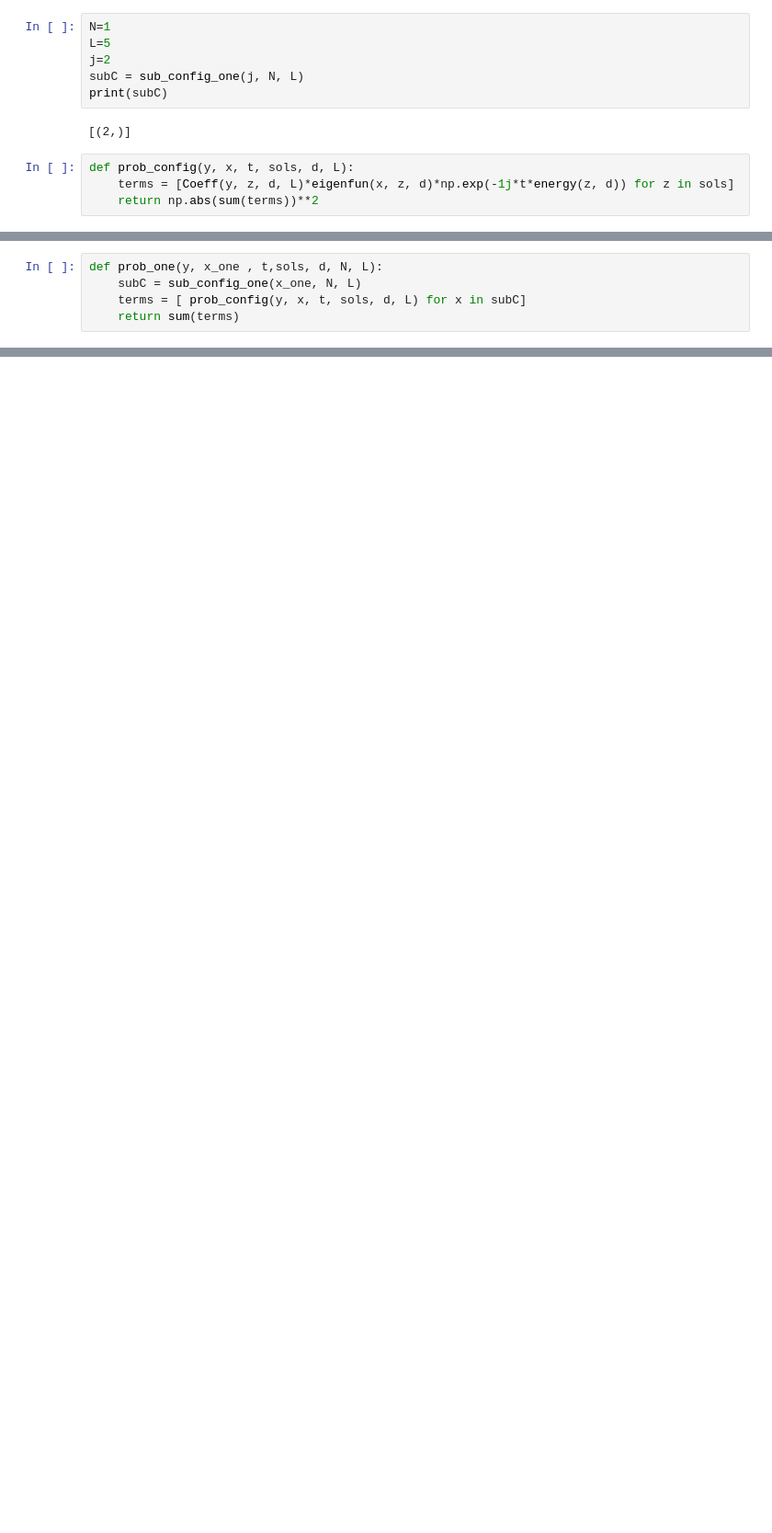
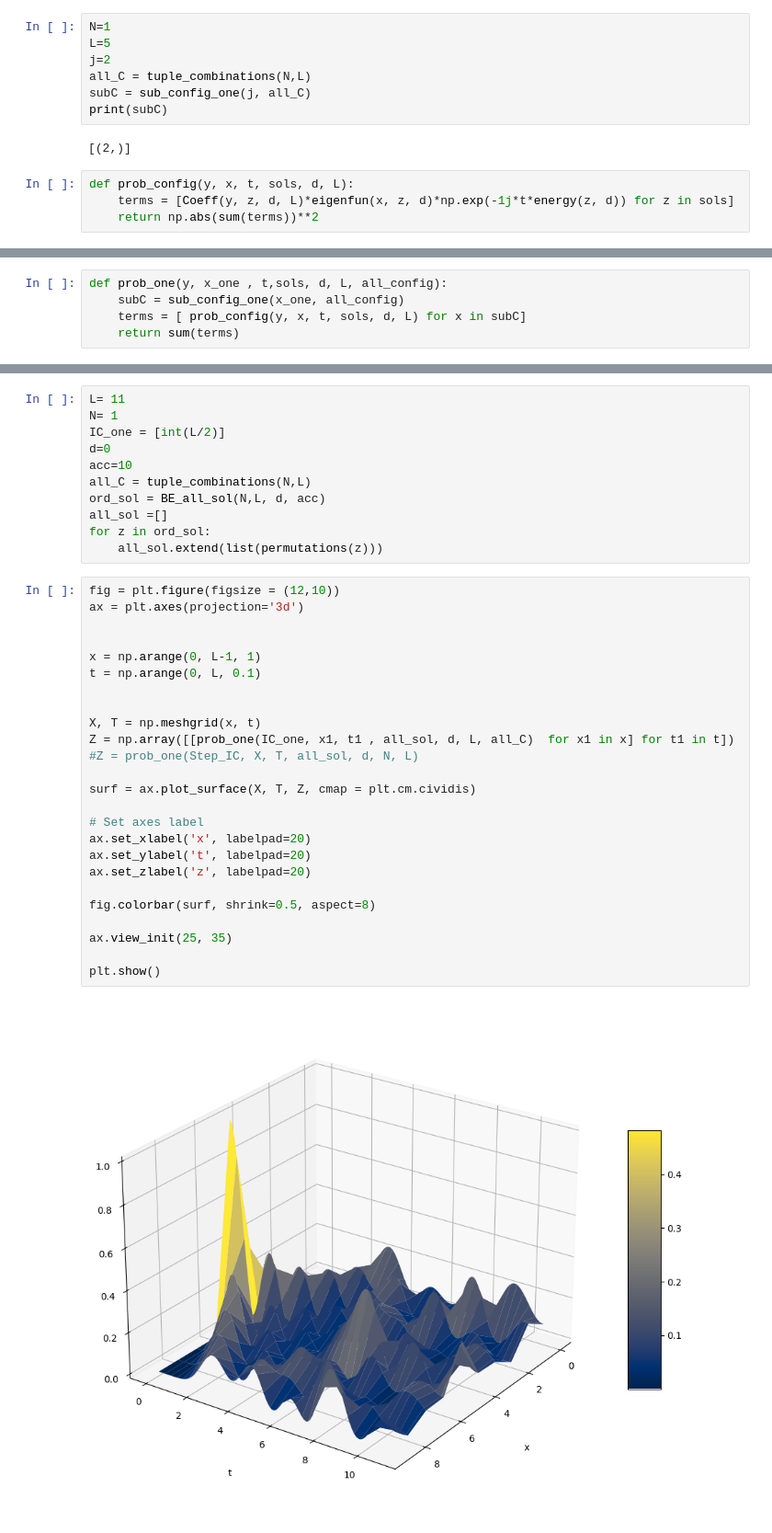
Before and after one commit to asaenz16/URSA23, a Jupyter notebook: DetFormula.ipynb, the cells around one changed output, grey strips where cells are left out. Shown: that part at 92% size. Drawn from its saved outputs; the diff is of its cells as text; blank space fills up the shorter version.

Commit message:
spin correlation
Added code for the spin correlation function. Also, code to plot the result.

```diff
--- a/DetFormula.ipynb
+++ b/DetFormula.ipynb
@@ -435,7 +434,8 @@ def sub_config_one(j, N, L):
 N=1
 L=5
 j=2
-subC = sub_config_one(j, N, L)
+all_C = tuple_combinations(N,L)
+subC = sub_config_one(j, all_C)
 print(subC)
 # %% [output]
 [(2,)]
@@ -462,8 +462,8 @@ for z in ord_sol:
  0.33368975202525325,
  0.1411477073425651]
 # %%
-def prob_one(y, x_one , t,sols, d, N, L):
-    subC = sub_config_one(x_one, N, L)
+def prob_one(y, x_one , t,sols, d, L, all_config):
+    subC = sub_config_one(x_one, all_config)
     terms = [ prob_config(y, x, t, sols, d, L) for x in subC]
     return sum(terms)
 # %%
@@ -482,3 +483,41 @@ print(sum(dist))
 # %% [output]
 [0.40098598918058476, 0.43191219114463075, 0.3675948142650681, 0.367594814265078, 0.4319121911446398]
 2.0000000000000013
+# %%
+L= 11
+N= 1
+IC_one = [int(L/2)]
+d=0
+acc=10
+all_C = tuple_combinations(N,L)
+ord_sol = BE_all_sol(N,L, d, acc)
+all_sol =[]
+for z in ord_sol:
+    all_sol.extend(list(permutations(z)))
+# %%
+fig = plt.figure(figsize = (12,10))
+ax = plt.axes(projection='3d')
+
+
+x = np.arange(0, L-1, 1)
+t = np.arange(0, L, 0.1)
+
+
+X, T = np.meshgrid(x, t)
+Z = np.array([[prob_one(IC_one, x1, t1 , all_sol, d, L, all_C)  for x1 in x] for t1 in t])
+#Z = prob_one(Step_IC, X, T, all_sol, d, N, L)
+
+surf = ax.plot_surface(X, T, Z, cmap = plt.cm.cividis)
+
+# Set axes label
+ax.set_xlabel('x', labelpad=20)
+ax.set_ylabel('t', labelpad=20)
+ax.set_zlabel('z', labelpad=20)
+
+fig.colorbar(surf, shrink=0.5, aspect=8)
+
+ax.view_init(25, 35)
+
+plt.show()
+# %% [output]
+[figure, added]
```
Also changed, not shown: parts of 9 cells of this notebook, 4 other files.
